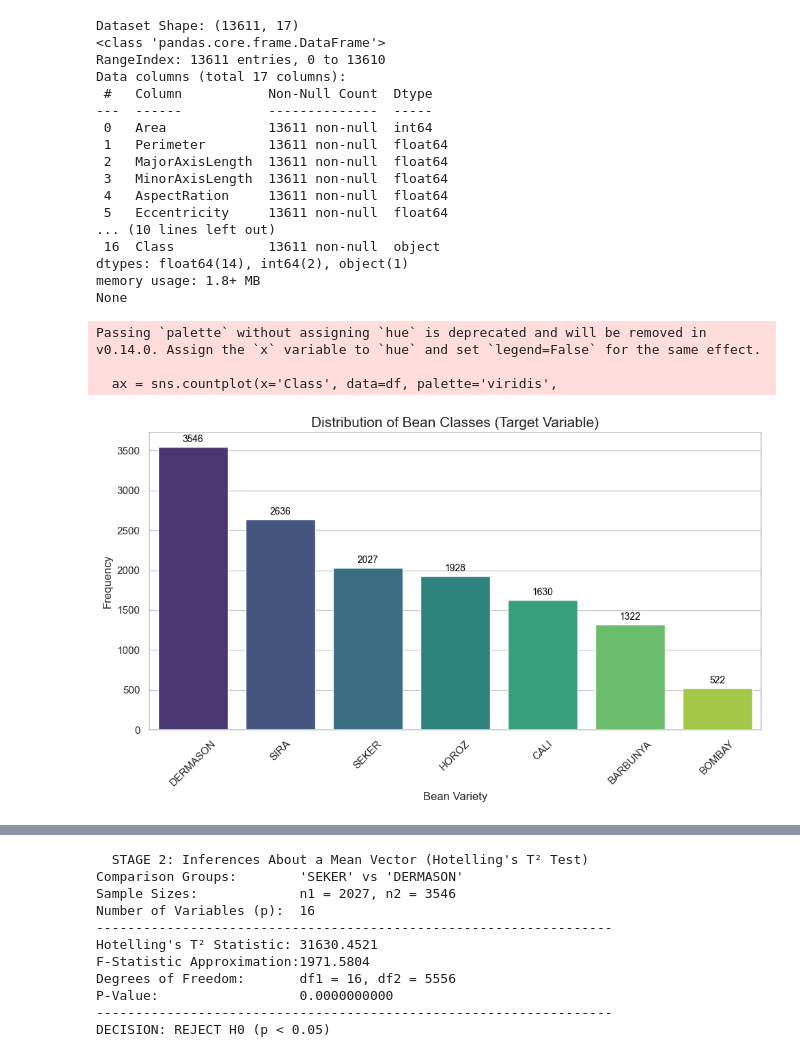
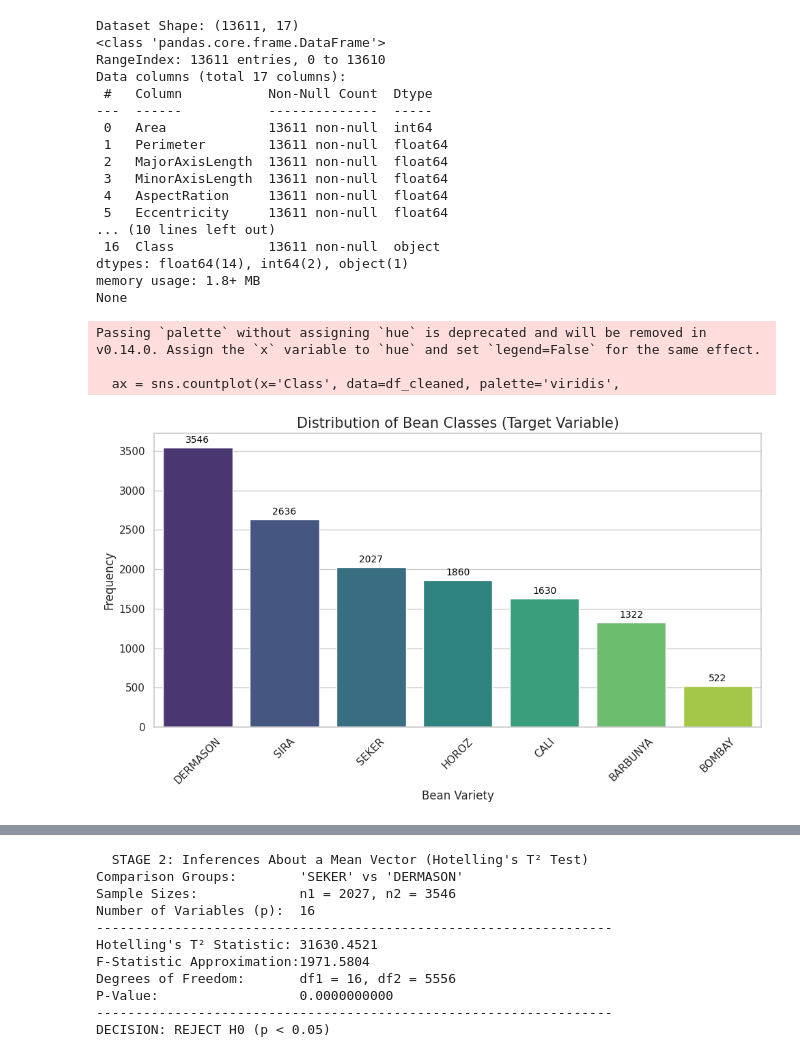
Before and after one commit to rubaraky/STAT467-Term-Project, a Jupyter notebook: term_project.ipynb, the cells around one changed output, grey strips where cells are left out. Saved outputs shown, nothing was run; the diff lists cells and outputs as text; code cells hidden in the pictures.

```diff
--- a/term_project.ipynb
+++ b/term_project.ipynb
@@ -16,15 +23,18 @@ df_cleaned.to_csv(output_filename, index=False)
 # %%
 #1)EDA
+
+#dataset shape
 print("Dataset Shape:", df.shape)
 print(df.info())
-#for the plots
+
+#set style for the plots
 sns.set(style="whitegrid")
 
 #Class distribution analysis
 plt.figure(figsize=(10, 6))
 # Create a countplot sorted by frequency
-ax = sns.countplot(x='Class', data=df, palette='viridis',
-                   order=df['Class'].value_counts().index)
+ax = sns.countplot(x='Class', data=df_cleaned, palette='viridis',
+                   order=df_cleaned['Class'].value_counts().index)
 
 plt.title('Distribution of Bean Classes (Target Variable)', fontsize=15)
 plt.xlabel('Bean Variety', fontsize=12)
@@ -35,35 +45,35 @@ plt.xticks(rotation=45)
 for p in ax.patches:
     ax.annotate(f'{int(p.get_height())}',
                 (p.get_x() + p.get_width() / 2., p.get_height()),
                 ha='center', va='baseline', fontsize=10,
                 color='black', xytext=(0, 5),
                 textcoords='offset points')
 
 plt.tight_layout()
 plt.savefig('EDA_Class_Distribution.png')
 plt.show()
 # %% [output]
 Dataset Shape: (13611, 17)
 <class 'pandas.core.frame.DataFrame'>
 RangeIndex: 13611 entries, 0 to 13610
 Data columns (total 17 columns):
  #   Column           Non-Null Count  Dtype
 ---  ------           --------------  -----
  0   Area             13611 non-null  int64
  1   Perimeter        13611 non-null  float64
  2   MajorAxisLength  13611 non-null  float64
  3   MinorAxisLength  13611 non-null  float64
  4   AspectRation     13611 non-null  float64
  5   Eccentricity     13611 non-null  float64
 ... (10 lines left out)
  16  Class            13611 non-null  object
 dtypes: float64(14), int64(2), object(1)
 memory usage: 1.8+ MB
 None
 Passing `palette` without assigning `hue` is deprecated and will be removed in v0.14.0. Assign the `x` variable to `hue` and set `legend=False` for the same effect.
 
-  ax = sns.countplot(x='Class', data=df, palette='viridis',
+  ax = sns.countplot(x='Class', data=df_cleaned, palette='viridis',
-[figure, old version]
+[figure, new version]
 # %%
 #Correlation Matrix
 # Objective: Identify multicollinearity among continuous variables.
```
Also changed, not shown: parts of 12 cells of this notebook, 6 other files.
